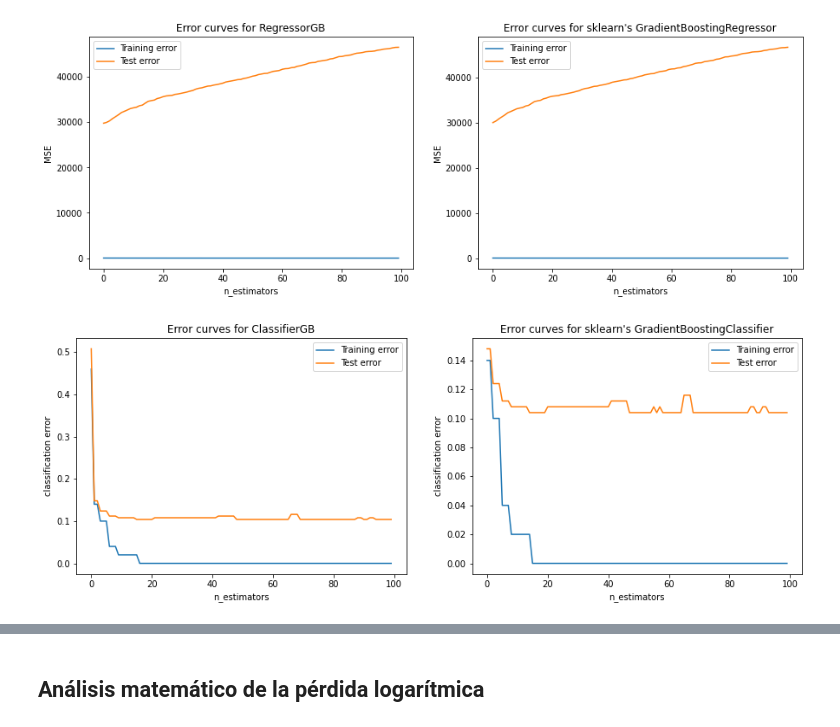
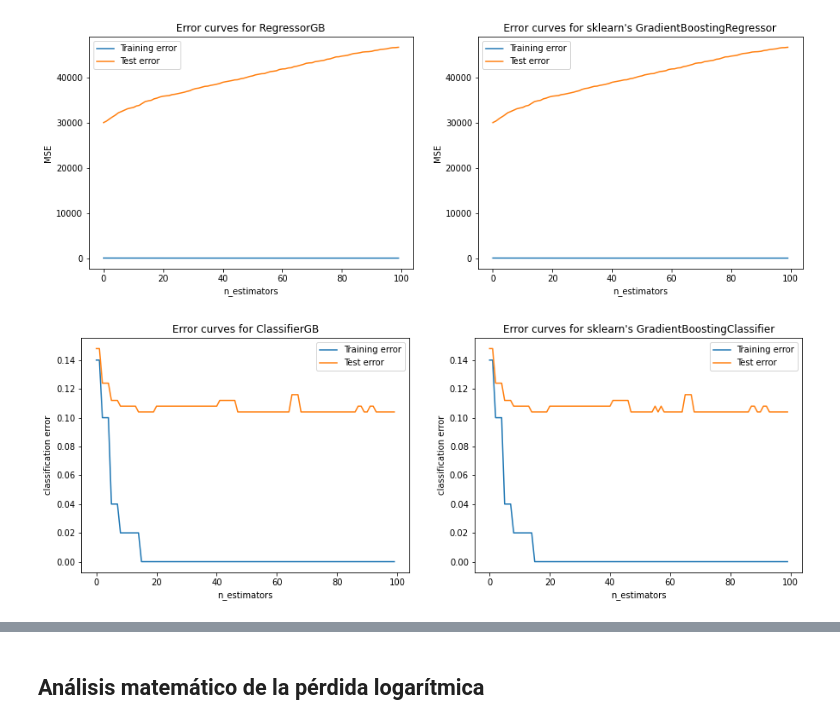
Before and after one commit to Ludvins/MCD_Practicas_MAAA, a Jupyter notebook: P2/P2_boosting.ipynb, the cells around one changed output, grey strips where cells are left out. Drawn from its saved outputs; the diff is of its cells as text; code cells hidden in the pictures.

```diff
--- a/P2/P2_boosting.ipynb
+++ b/P2/P2_boosting.ipynb
@@ -319,10 +323,14 @@ class LogLoss:
         X_leaves = hm.apply(X)
 
         # Compute numerator and denominator
-        numerator = [np.sum(residuals[X_leaves == j]) for j in np.unique(X_leaves)]
+        numerator = np.array([np.sum(residuals[X_leaves == j]) for j in np.unique(X_leaves)])
         denominator = np.array([np.sum(rabs[X_leaves == j] * (2.0 - rabs[X_leaves == j]))
                                   for j in np.unique(X_leaves)])
-        denominator[denominator < 1e-16] = 0.0  # prevent division by zero and overflow
+
+        # Prevent division by zero and overflow
+        zero_idx = np.abs(denominator) < 1e-50
+        numerator[zero_idx] = 0.0
+        denominator[zero_idx] = 1.0
 
         # Compute multipliers
         mult = numerator / denominator
@@ -461,6 +478,7 @@ class ClassifierGB(BaseGB):
     def __init__(self, n_estimators = 100, loss = LogLoss(),
                  learning_rate = 0.1, max_depth = 3, subsample = 1.0,
                  random_state = 2020):
+
         super().__init__(n_estimators, learning_rate, loss,
                          max_depth, subsample, random_state)
 
@@ -469,6 +487,8 @@ class ClassifierGB(BaseGB):
         X_leaves = hm.apply(X)
         u = np.unique(X_leaves)
 
+        # Make each leaf index correspond to a consecutive, zero-based index
+        # e.g.: [3 6 7 11 14] --> [0 1 2 3 4]
         d = dict(zip(u, np.arange(len(u))))
 
         return mult[np.vectorize(d.get)(X_leaves)]
@@ -493,9 +513,10 @@ class ClassifierGB(BaseGB):
 
         return self.loss_.raw_preds_to_labels(raw_predictions)
 
-    def predict_staged(self, X):
-        for m in range(self.n_estimators_):
-            yield self.loss_.raw_preds_to_labels(self.raw_predict(X, stages = m))
+    def predict_staged(self, X, stage):
+        raw_predictions_staged = self.raw_predict_staged(X, stage)
+
+        return [self.loss_.raw_preds_to_labels(r) for r in raw_predictions_staged]
 
     def predict_proba(self, X):
         raw_predictions = self.raw_predict(X)
@@ -611,27 +632,27 @@ plt.show()
 # %%
 fig, axs = plt.subplots(1, 2, figsize=(15, 5))
 
-Fs_train = [Fm for Fm in gbc.predict_staged(Xtrain_class)]
+Fs_train = gbc.predict_staged(Xtrain_class, gbc.n_estimators_)
 Fs_error_train = [np.mean(Ytrain_class != Fm) for Fm in Fs_train]
-Fs_test = [Fm for Fm in gbc.predict_staged(Xtest_class)]
+Fs_test = gbc.predict_staged(Xtest_class, gbc.n_estimators_)
 Fs_error_test = [np.mean(Ytest_class != Fm) for Fm in Fs_test]
-axs[0].plot(np.arange(100), Fs_error_train, label = "Training error")
-axs[0].plot(np.arange(100), Fs_error_test, label = "Test error")
+axs[0].plot(np.arange(100), Fs_error_train[1:], label = "Training error")
+axs[0].plot(np.arange(100), Fs_error_test[1:], label = "Test error")
 axs[0].legend()
 axs[0].set_title("Error curves for ClassifierGB")
 axs[0].set_xlabel("n_estimators")
 axs[0].set_ylabel("classification error")
 
 Fs_train = [Fm for Fm in gbc_sk.staged_predict(Xtrain_class)]
 Fs_error_train = [np.mean(Ytrain_class != Fm) for Fm in Fs_train]
 Fs_test = [Fm for Fm in gbc_sk.staged_predict(Xtest_class)]
 Fs_error_test = [np.mean(Ytest_class != Fm) for Fm in Fs_test]
 axs[1].plot(np.arange(100), Fs_error_train, label = "Training error")
 axs[1].plot(np.arange(100), Fs_error_test, label = "Test error")
 axs[1].legend()
 axs[1].set_title("Error curves for sklearn's GradientBoostingClassifier")
 axs[1].set_xlabel("n_estimators")
 axs[1].set_ylabel("classification error")
 plt.show()
 # %% [output]
-[figure, old version]
+[figure, new version]
```
Also changed, not shown: parts of 10 cells of this notebook.
